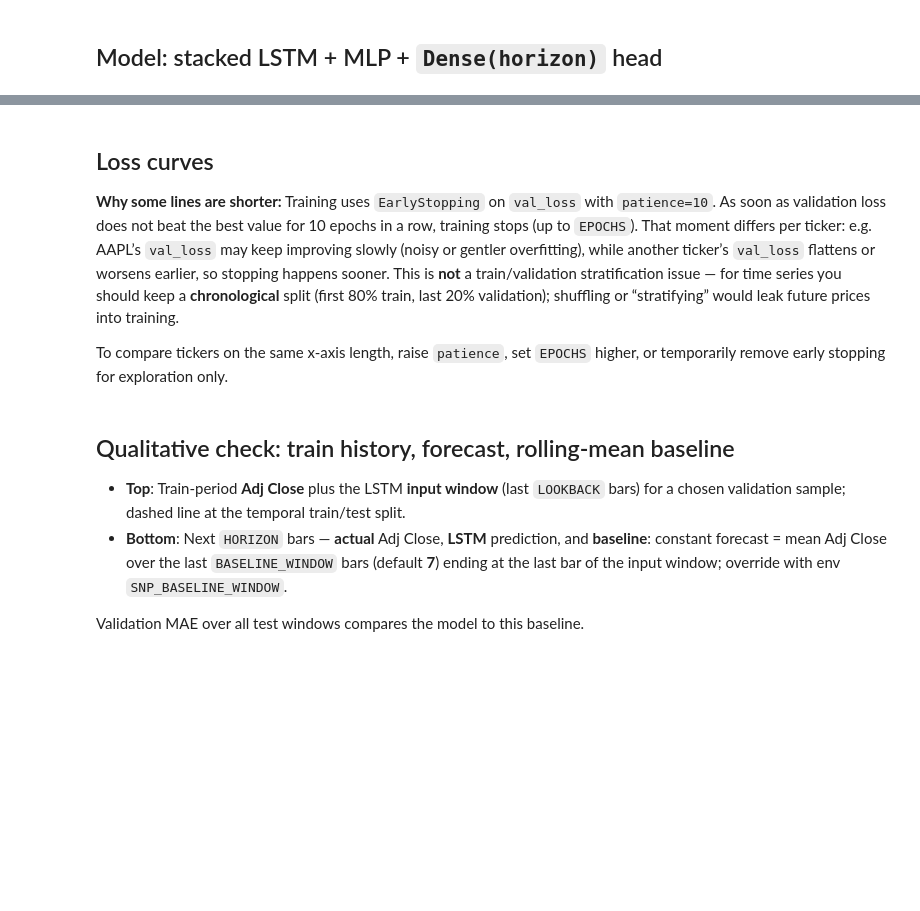
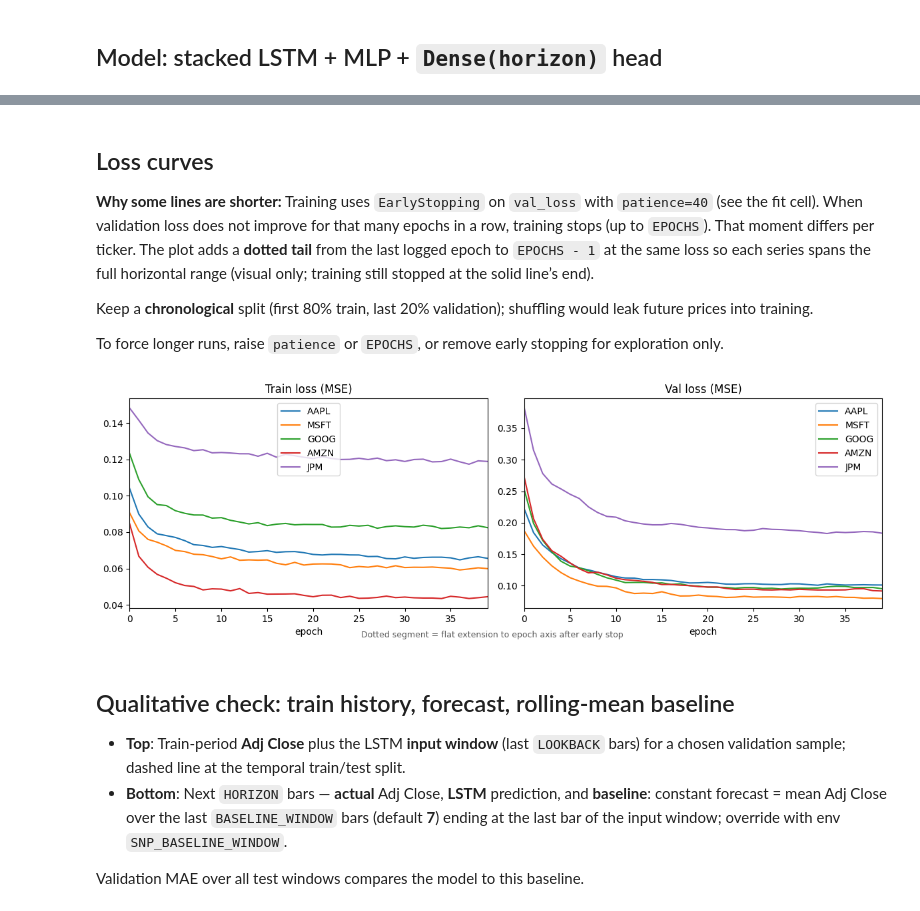
Before and after one commit to nicapotato/KaggleNotebooks, a Jupyter notebook: keras/standard-poors/S&P Keras Timeseries Neural Net.ipynb, the cells around one changed output, grey strips where cells are left out. Drawn from its saved outputs; the diff is of its cells as text; code cells hidden in the pictures; blank space fills up the shorter version.

```diff
--- a/keras/standard-poors/S&P Keras Timeseries Neural Net.ipynb
+++ b/keras/standard-poors/S&P Keras Timeseries Neural Net.ipynb
@@ -295,7 +345,7 @@ for ticker in TICKERS:
         epochs=EPOCHS,
         batch_size=BATCH_SIZE,
         callbacks=[es],
-        verbose=1,
+        verbose=2,
     )
     n_ep = len(history_by_ticker[ticker].history["loss"])
     print(f"{ticker}: early stop / finished after {n_ep} epochs (max {EPOCHS})")
@@ -302,23 +370,45 @@ for ticker in TICKERS:
 # %% [markdown]
 ## Loss curves
 
-**Why some lines are shorter:** Training uses `EarlyStopping` on `val_loss` with `patience=10`. As soon as validation loss does not beat the best value for 10 epochs in a row, training stops (up to `EPOCHS`). That moment differs per ticker: e.g. AAPL’s `val_loss` may keep improving slowly (noisy or gentler overfitting), while another ticker’s `val_loss` flattens or worsens earlier, so stopping happens sooner. This is **not** a train/validation stratification issue — for time series you should keep a **chronological** split (first 80% train, last 20% validation); shuffling or “stratifying” would leak future prices into training.
+**Why some lines are shorter:** Training uses `EarlyStopping` on `val_loss` with `patience=40` (see the fit cell). When validation loss does not improve for that many epochs in a row, training stops (up to `EPOCHS`). That moment differs per ticker. The plot adds a **dotted tail** from the last logged epoch to `EPOCHS - 1` at the same loss so each series spans the full horizontal range (visual only; training still stopped at the solid line’s end).
 
-To compare tickers on the same x-axis length, raise `patience`, set `EPOCHS` higher, or temporarily remove early stopping for exploration only.
+Keep a **chronological** split (first 80% train, last 20% validation); shuffling would leak future prices into training.
+
+To force longer runs, raise `patience` or `EPOCHS`, or remove early stopping for exploration only.
 # %%
+def _plot_loss_to_full_epochs(ax, series_key: str, label: str, max_epochs: int):
+    h = history_by_ticker[label].history
+    y = np.asarray(h[series_key], dtype=float)
+    x = np.arange(len(y))
+    (ln,) = ax.plot(x, y, label=label)
+    if len(y) < max_epochs:
+        ax.plot(
+            [len(y) - 1, max_epochs - 1],
+            [y[-1], y[-1]],
+            linestyle=":",
+            linewidth=1.2,
+            color=ln.get_color(),
+            alpha=0.55,
+        )
+    ax.set_xlim(0, max_epochs - 1)
+
+
 fig, (ax_train, ax_val) = plt.subplots(1, 2, figsize=(12, 4))
 for ticker in TICKERS:
-    h = history_by_ticker[ticker].history
-    ax_train.plot(h["loss"], label=ticker)
-    ax_val.plot(h["val_loss"], label=ticker)
+    _plot_loss_to_full_epochs(ax_train, "loss", ticker, EPOCHS)
+    _plot_loss_to_full_epochs(ax_val, "val_loss", ticker, EPOCHS)
 ax_train.set_title("Train loss (MSE)")
 ax_val.set_title("Val loss (MSE)")
 ax_train.legend()
 ax_val.legend()
 ax_train.set_xlabel("epoch")
 ax_val.set_xlabel("epoch")
+fig.text(0.5, 0.01, "Dotted segment = flat extension to epoch axis after early stop", ha="center", fontsize=9, color="0.35")
 plt.tight_layout()
+plt.subplots_adjust(bottom=0.12)
 plt.show()
+# %% [output]
+[figure, added]
 # %% [markdown]
 ## Qualitative check: train history, forecast, rolling-mean baseline
 
```
Also changed, not shown: parts of 7 cells of this notebook, 2 other files.
